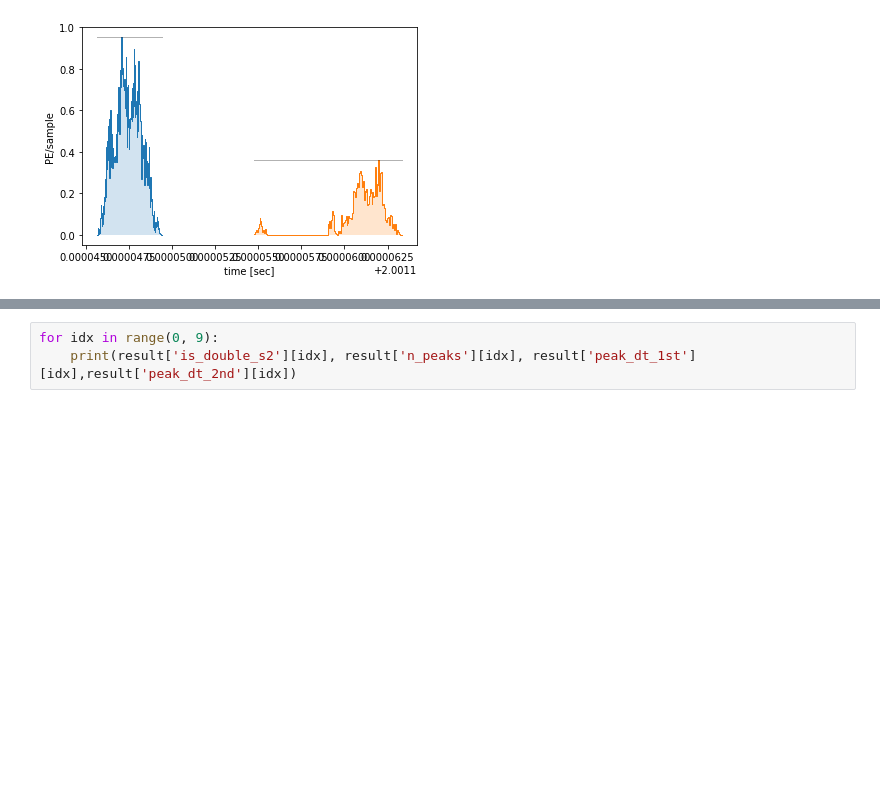
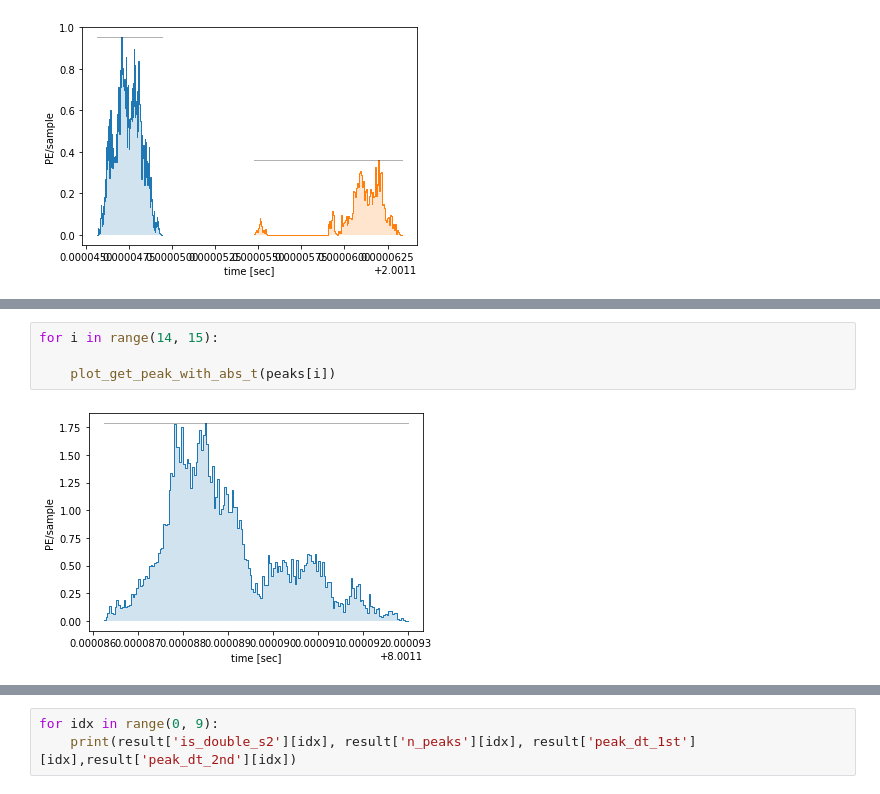
Before and after one commit to skazama/XENONAnalysisScripts, a Jupyter notebook: MultipleScatterRejection/WFsim_training/Simulate_DoubleS2s_with_WFsim.ipynb, the cells around one changed output, grey strips where cells are left out. Cells and saved outputs as stored; diff of their text form; blank space fills up the shorter version.

```diff
--- a/MultipleScatterRejection/WFsim_training/Simulate_DoubleS2s_with_WFsim.ipynb
+++ b/MultipleScatterRejection/WFsim_training/Simulate_DoubleS2s_with_WFsim.ipynb
@@ -331,3 +333,9 @@ len(true_S2s['time'])/2.
+# %%
+for i in range(14, 15):
+
+    plot_get_peak_with_abs_t(peaks[i])
+# %% [output]
+[figure, added]
 # %%
 true_S2s = truth[truth['type']==2]
 
```
Also changed, not shown: parts of 6 cells of this notebook.
